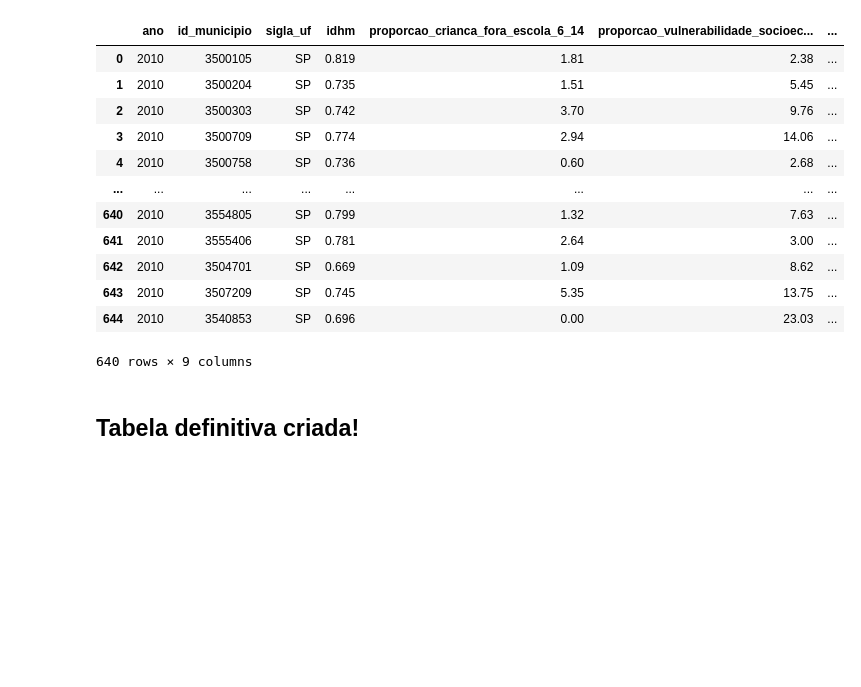
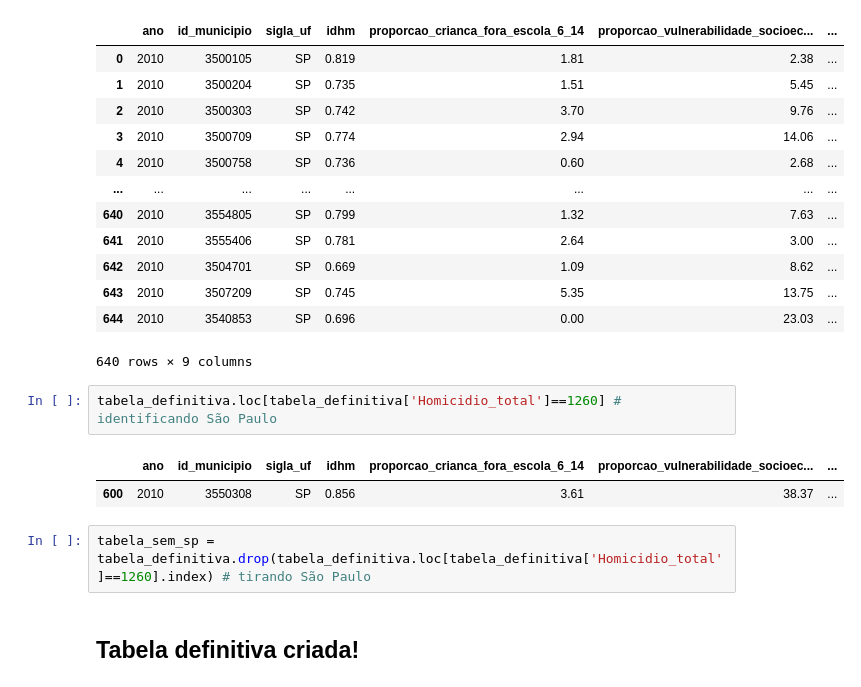
Before and after one commit to felipebns/P2_Cdados, a Jupyter notebook: p2_cdados.ipynb, the cells around one changed output. Cells and saved outputs as stored; diff of their text form; blank space fills up the shorter version.

```diff
--- a/p2_cdados.ipynb
+++ b/p2_cdados.ipynb
@@ -156,6 +140,13 @@ tabela_definitiva
 | 643 | 2010 | 3507209 | SP | 0.745 | 5.35 | 13.75 | ... |
 | 644 | 2010 | 3540853 | SP | 0.696 | 0.00 | 23.03 | ... |
 640 rows × 9 columns
+# %%
+tabela_definitiva.loc[tabela_definitiva['Homicidio_total']==1260] # identificando São Paulo
+# %% [output]
+|  | ano | id_municipio | sigla_uf | idhm | proporcao_crianca_fora_escola_6_14 | proporcao_vulnerabilidade_socioec... | ... |
+| 600 | 2010 | 3550308 | SP | 0.856 | 3.61 | 38.37 | ... |
+# %%
+tabela_sem_sp = tabela_definitiva.drop(tabela_definitiva.loc[tabela_definitiva['Homicidio_total']==1260].index) # tirando São Paulo
 # %% [markdown]
 ## Tabela definitiva criada!
 # %% [markdown]
```
Also changed, not shown: parts of 4 cells of this notebook.
